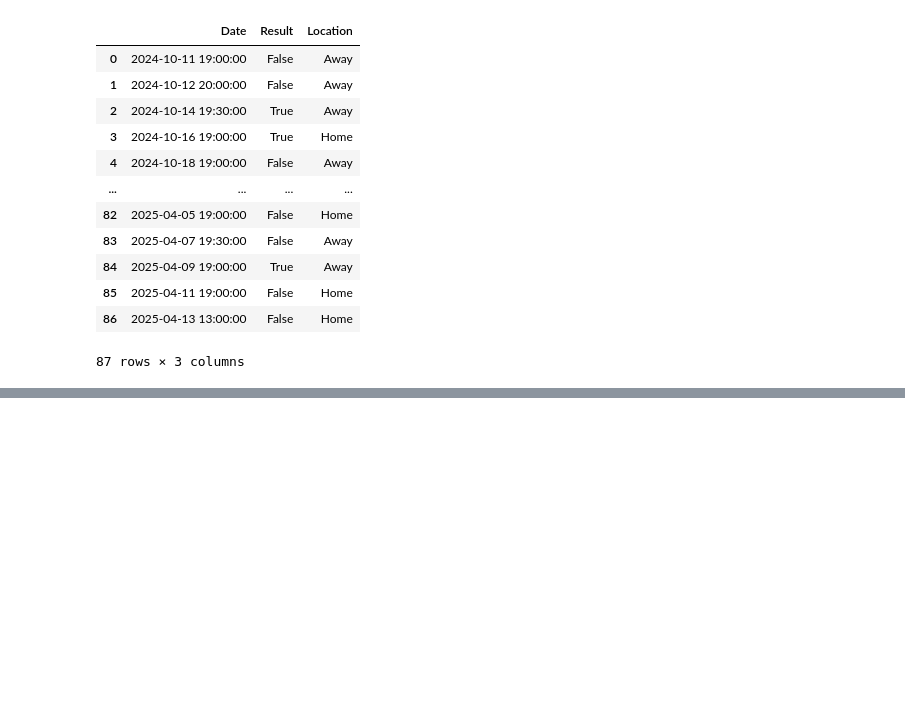
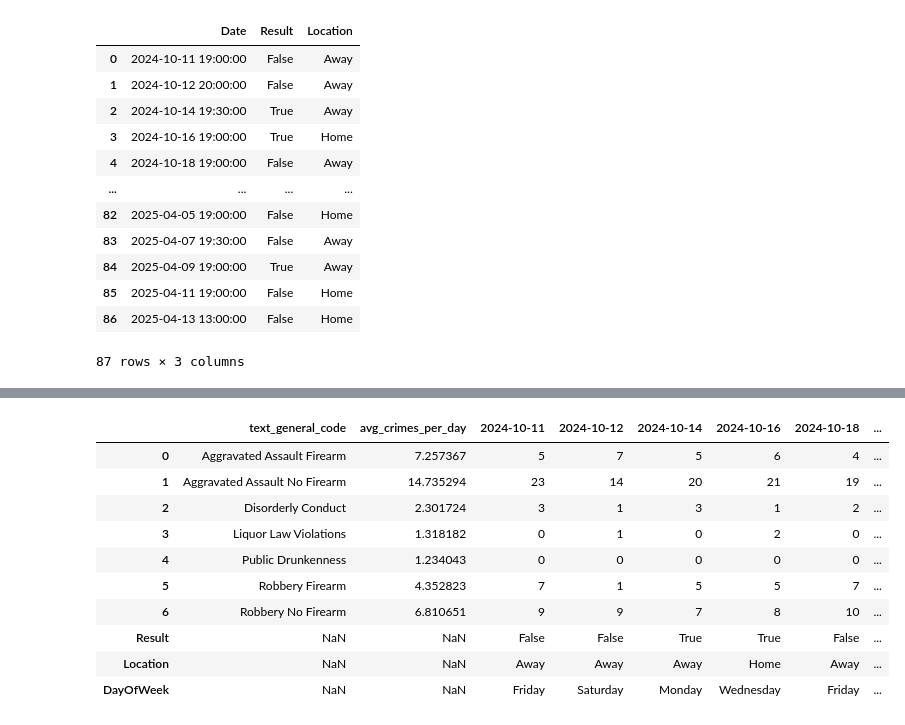
Before and after one commit to pwax1120/mcdermid_waxman_final_project, a Jupyter notebook: code/functions_file.ipynb, the cells around one changed output, grey strips where cells are left out. Cells and saved outputs as stored; diff of their text form; code cells hidden in the pictures; blank space fills up the shorter version.

```diff
--- a/code/functions_file.ipynb
+++ b/code/functions_file.ipynb
@@ -155,0 +402,15 @@ nba_game_date("76ers",2024)
+# %%
+with pd.option_context('display.max_columns', None):
+    display(sixers_crimes_full)
+# %% [output]
+|  | text_general_code | avg_crimes_per_day | 2024-10-11 | 2024-10-12 | 2024-10-14 | 2024-10-16 | 2024-10-18 | ... |
+| 0 | Aggravated Assault Firearm | 7.257367 | 5 | 7 | 5 | 6 | 4 | ... |
+| 1 | Aggravated Assault No Firearm | 14.735294 | 23 | 14 | 20 | 21 | 19 | ... |
+| 2 | Disorderly Conduct | 2.301724 | 3 | 1 | 3 | 1 | 2 | ... |
+| 3 | Liquor Law Violations | 1.318182 | 0 | 1 | 0 | 2 | 0 | ... |
+| 4 | Public Drunkenness | 1.234043 | 0 | 0 | 0 | 0 | 0 | ... |
+| 5 | Robbery Firearm | 4.352823 | 7 | 1 | 5 | 5 | 7 | ... |
+| 6 | Robbery No Firearm | 6.810651 | 9 | 9 | 7 | 8 | 10 | ... |
+| Result | NaN | NaN | False | False | True | True | False | ... |
+| Location | NaN | NaN | Away | Away | Away | Home | Away | ... |
+| DayOfWeek | NaN | NaN | Friday | Saturday | Monday | Wednesday | Friday | ... |
```
Also changed, not shown: parts of 13 cells of this notebook, 1 other file.
